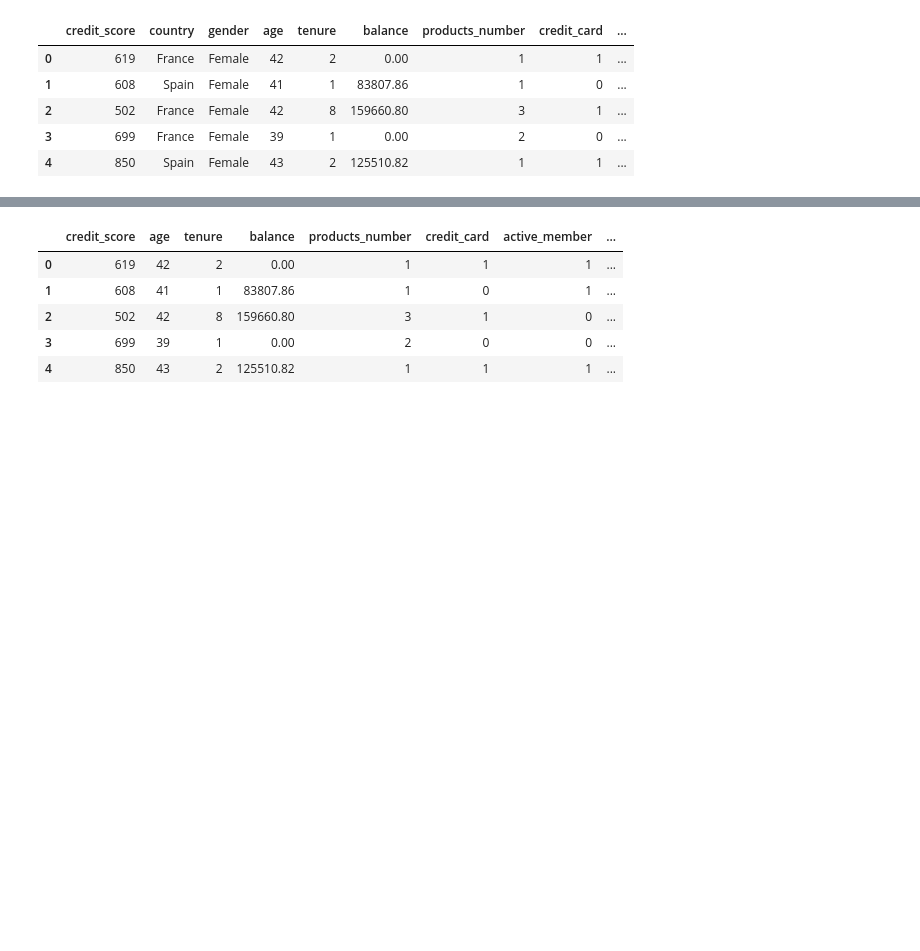
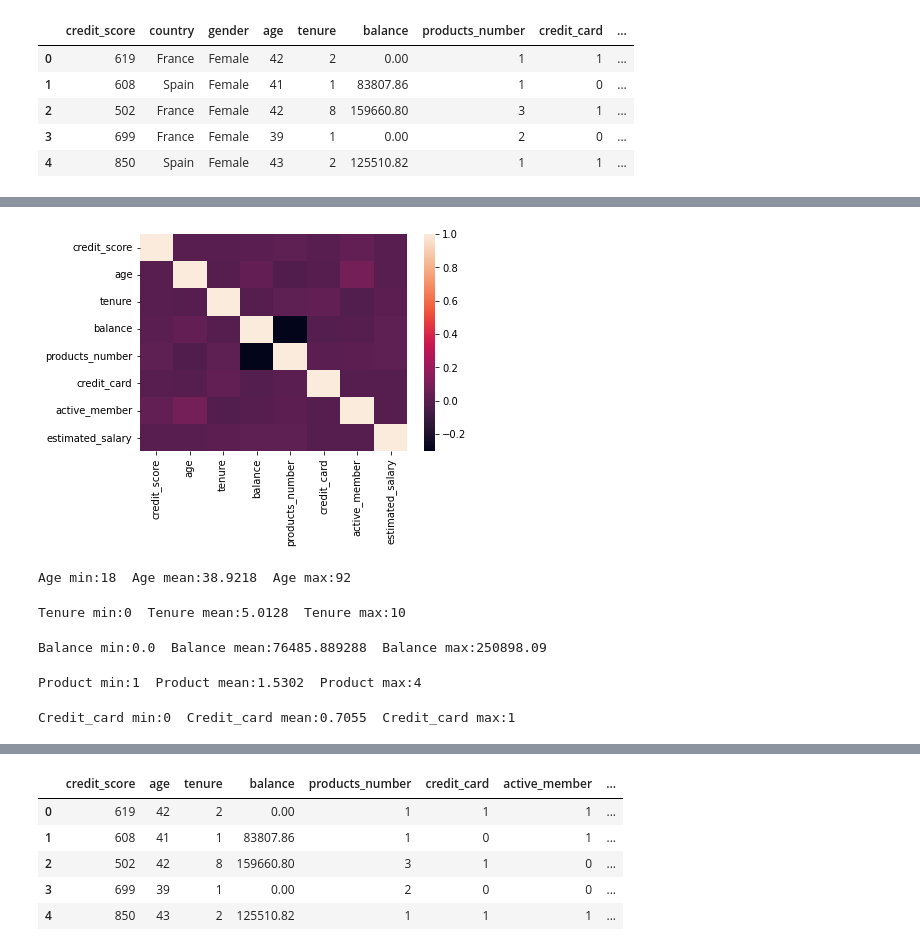
Before and after one commit to enesdogansanli/BankCustomer, a Jupyter notebook: main.ipynb, the cells around one changed output, grey strips where cells are left out. Cells and saved outputs as stored; diff of their text form; code cells hidden in the pictures; blank space fills up the shorter version.

```diff
--- a/main.ipynb
+++ b/main.ipynb
@@ -88,0 +111,24 @@ X_original.head()
+# %%
+sns.heatmap(X_original.corr());
+# %% [output]
+[figure, added]
+# %%
+print("Age min:{}  Age mean:{}  Age max:{}".format(data["age"].min(),data["age"].mean(),data["age"].max()))
+# %% [output]
+Age min:18  Age mean:38.9218  Age max:92
+# %%
+print("Tenure min:{}  Tenure mean:{}  Tenure max:{}".format(data["tenure"].min(),data["tenure"].mean(),data["tenure"].max()))
+# %% [output]
+Tenure min:0  Tenure mean:5.0128  Tenure max:10
+# %%
+print("Balance min:{}  Balance mean:{}  Balance max:{}".format(data["balance"].min(),data["balance"].mean(),data["balance"].max()))
+# %% [output]
+Balance min:0.0  Balance mean:76485.889288  Balance max:250898.09
+# %%
+print("Product min:{}  Product mean:{}  Product max:{}".format(data["products_number"].min(),data["products_number"].mean(),data["products_number"].max()))
+# %% [output]
+Product min:1  Product mean:1.5302  Product max:4
+# %%
+print("Credit_card min:{}  Credit_card mean:{}  Credit_card max:{}".format(data["credit_card"].min(),data["credit_card"].mean(),data["credit_card"].max()))
+# %% [output]
+Credit_card min:0  Credit_card mean:0.7055  Credit_card max:1
```
Also changed, not shown: parts of 54 cells of this notebook.
